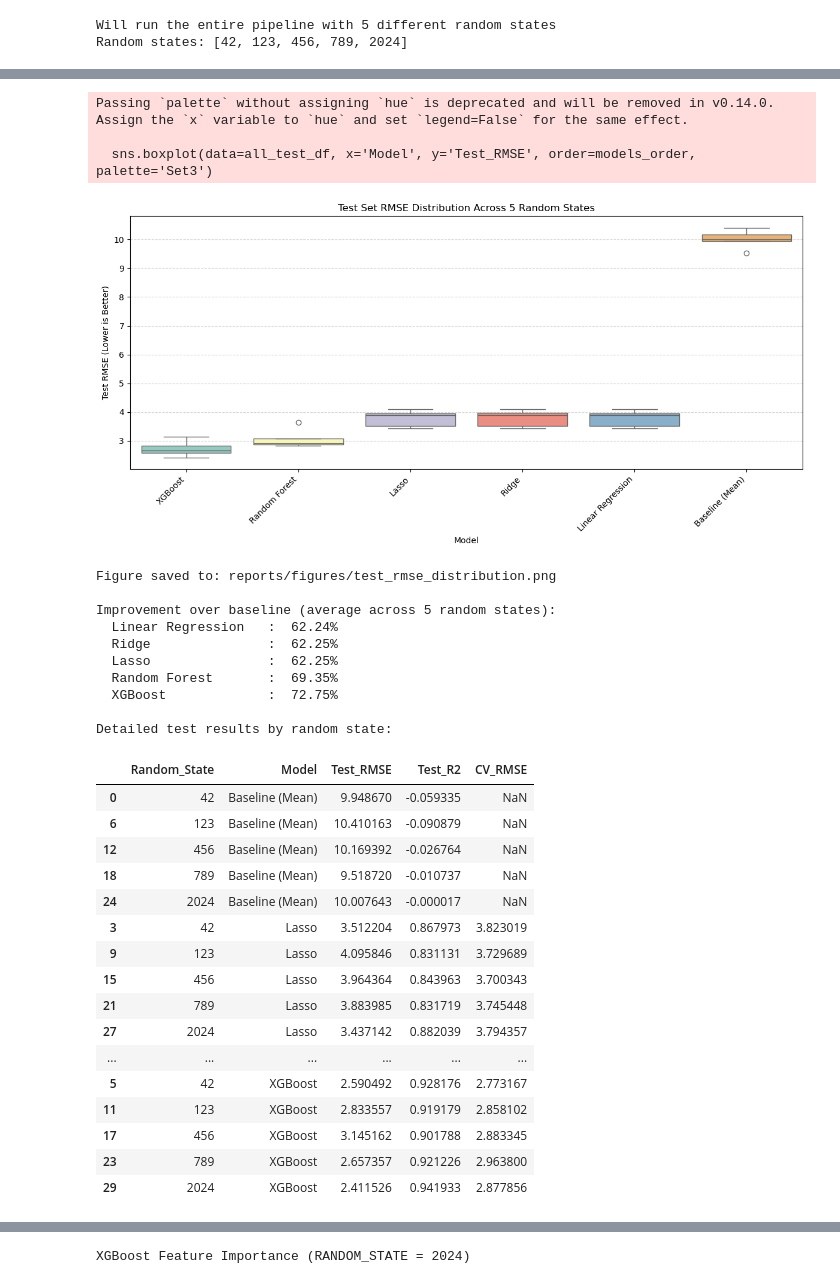
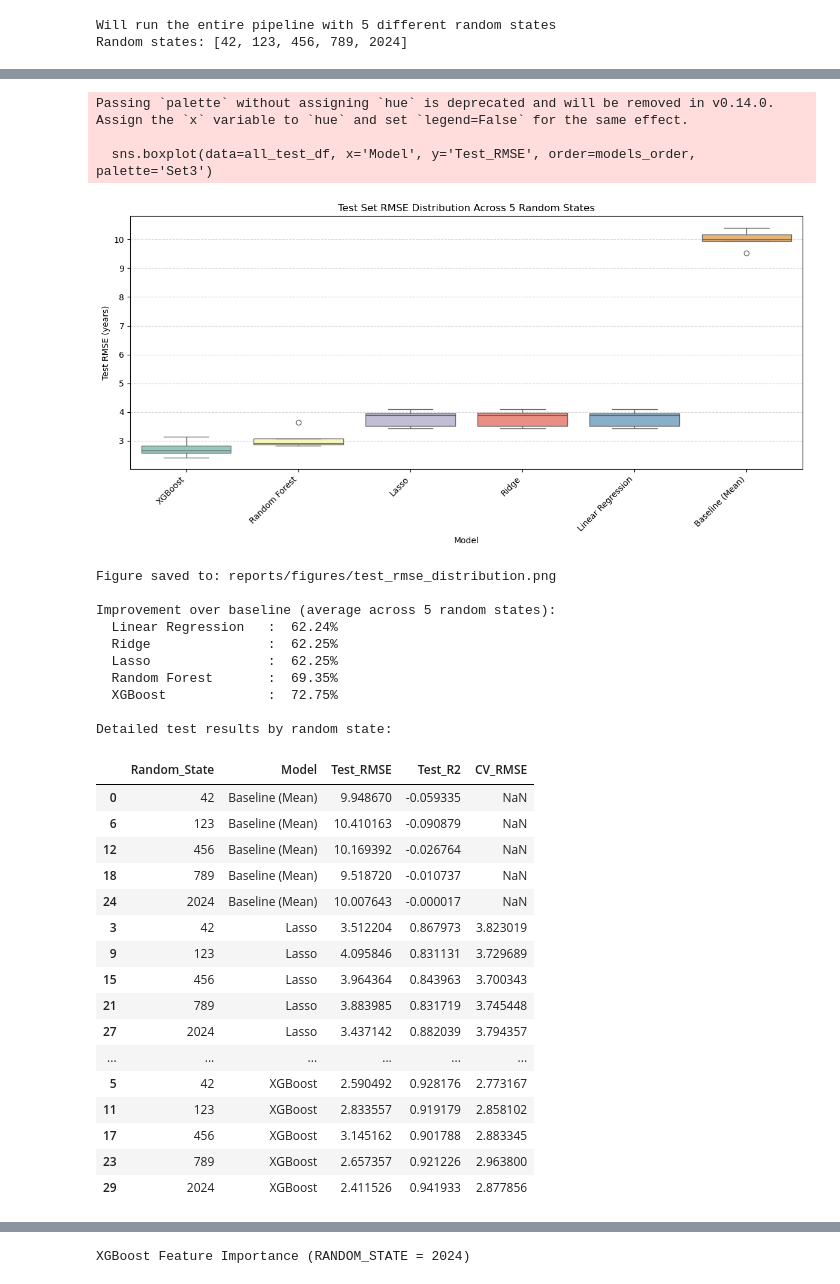
Before and after one commit to yuanq24/life-expectancy-ml, a Jupyter notebook: main.ipynb, the cells around one changed output, grey strips where cells are left out. Cells and saved outputs as stored; diff of their text form; code cells hidden in the pictures.

```diff
--- a/main.ipynb
+++ b/main.ipynb
@@ -583,41 +583,41 @@ plt.figure(figsize=(12, 6))
 models_order = all_test_df.groupby('Model')['Test_RMSE'].mean().sort_values().index
 sns.boxplot(data=all_test_df, x='Model', y='Test_RMSE', order=models_order, palette='Set3')
 plt.title(f'Test Set RMSE Distribution Across {len(RANDOM_STATES)} Random States')
-plt.ylabel('Test RMSE (Lower is Better)')
+plt.ylabel('Test RMSE (years)')
 plt.xticks(rotation=45, ha='right')
 plt.grid(axis='y', linestyle='--', alpha=0.5)
 plt.tight_layout()
 plt.savefig('reports/figures/test_rmse_distribution.png', dpi=300, bbox_inches='tight')
 plt.show()
 print("Figure saved to: reports/figures/test_rmse_distribution.png")
 
 # improvement over baseline
 baseline_mean = all_test_df[all_test_df['Model'] == 'Baseline (Mean)']['Test_RMSE'].mean()
 print(f"\nImprovement over baseline (average across {len(RANDOM_STATES)} random states):")
 for model in ['Linear Regression', 'Ridge', 'Lasso', 'Random Forest', 'XGBoost']:
     model_mean = all_test_df[all_test_df['Model'] == model]['Test_RMSE'].mean()
     improvement = (baseline_mean - model_mean) / baseline_mean * 100
     print(f"  {model:20s}: {improvement:6.2f}%")
 
 print("\nDetailed test results by random state:")
 display(all_test_df.sort_values(['Model', 'Random_State']))
 # %% [output]
 ======================================================================
 TEST SET EVALUATION SUMMARY
 ======================================================================
 
 Test Performance (averaged over all random states):
 |  | Model | Test_RMSE_mean | Test_RMSE_std | Test_RMSE_min | Test_RMSE_max | Test_R2_mean | Test_R2_std | ... |
 | 5 | XGBoost | 2.7276 | 0.2780 | 2.4115 | 3.1452 | 0.9225 | 0.0146 | ... |
 | 3 | Random Forest | 3.0685 | 0.3302 | 2.8313 | 3.6348 | 0.9019 | 0.0196 | ... |
 | 1 | Lasso | 3.7787 | 0.2889 | 3.4371 | 4.0958 | 0.8514 | 0.0227 | ... |
 | 4 | Ridge | 3.7795 | 0.2869 | 3.4384 | 4.0914 | 0.8513 | 0.0226 | ... |
 | 2 | Linear Regression | 3.7804 | 0.2878 | 3.4379 | 4.0989 | 0.8512 | 0.0227 | ... |
 | 0 | Baseline (Mean) | 10.0109 | 0.3281 | 9.5187 | 10.4102 | -0.0375 | 0.0373 | ... |
 Passing `palette` without assigning `hue` is deprecated and will be removed in v0.14.0. Assign the `x` variable to `hue` and set `legend=False` for the same effect.
 
   sns.boxplot(data=all_test_df, x='Model', y='Test_RMSE', order=models_order, palette='Set3')
-[figure, old version]
+[figure, new version]
 Figure saved to: reports/figures/test_rmse_distribution.png
 
 Improvement over baseline (average across 5 random states):
```
Also changed, not shown: parts of 4 cells of this notebook, 7 other files.
